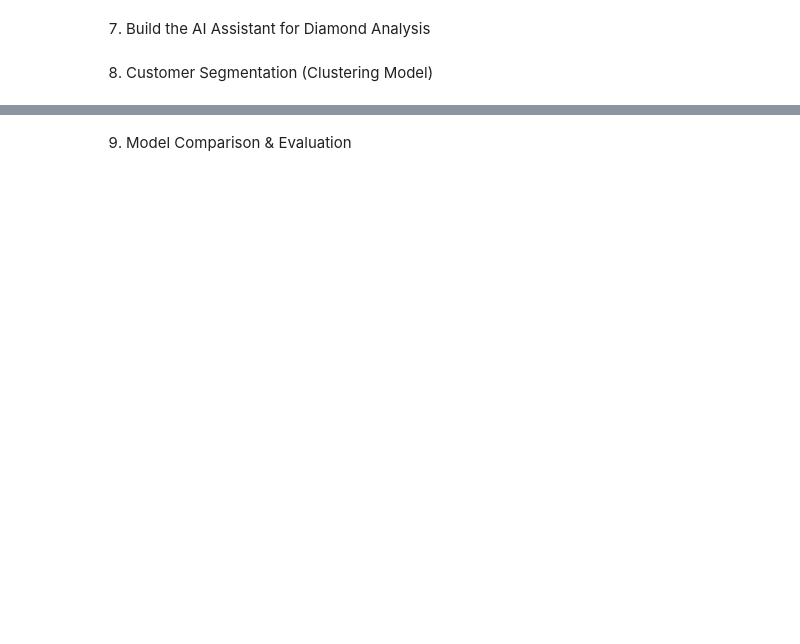
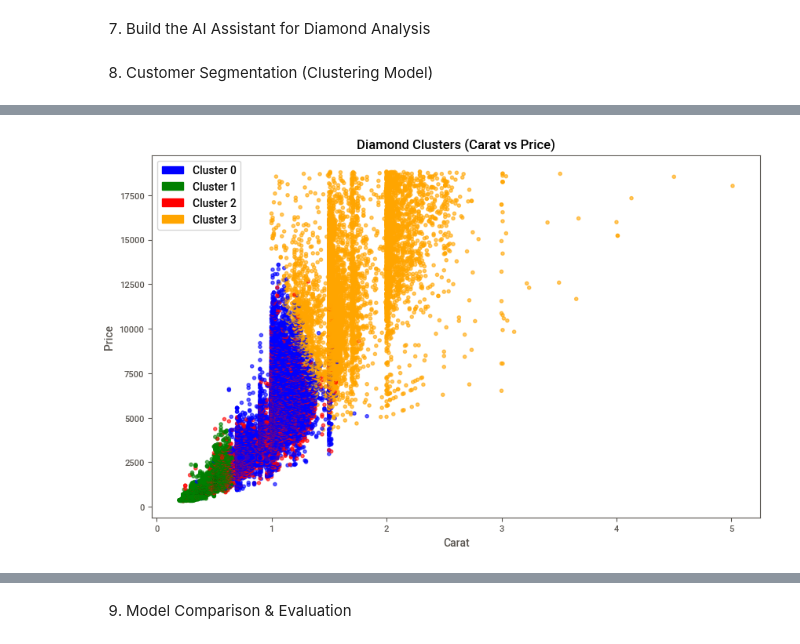
Before and after one commit to Saadehsan-9191/Machine-Learning-Projects, a Jupyter notebook: Multi - Diamonds price predictor/diamonds.ipynb, the cells around one changed output, grey strips where cells are left out. Drawn from its saved outputs; the diff is of its cells as text; code cells hidden in the pictures; blank space fills up the shorter version.

```diff
--- a/Multi - Diamonds price predictor/diamonds.ipynb
+++ b/Multi - Diamonds price predictor/diamonds.ipynb
@@ -424,3 +520,33 @@ plt.show()                                                                  # Di
+# %%
+# 8.5 Visualising Clusters
+
+plt.figure(figsize=(10,6))                                                  # Setting figure size for cluster visualization
+
+cluster_colors = ['blue', 'green', 'red', 'orange']                         # Defining custom colors for each cluster
+
+plt.scatter(
+    df['carat'],                                                            # Plotting carat on x-axis
+    df['price'],                                                            # Plotting price on y-axis
+    c=[cluster_colors[label] for label in df['cluster']],                   # Assigning fixed colors based on cluster label
+    alpha=0.6                                                               # Adding transparency for better visibility
+)
+
+plt.title("Diamond Clusters (Carat vs Price)")                              # Adding title to cluster plot
+plt.xlabel("Carat")                                                         # Labeling x-axis
+plt.ylabel("Price")                                                         # Labeling y-axis
+
+import matplotlib.patches as mpatches                                       # Importing patch for legend creation
+legend_labels = [
+    mpatches.Patch(color='blue', label='Cluster 0'),                        # Legend entry for Cluster 0
+    mpatches.Patch(color='green', label='Cluster 1'),                       # Legend entry for Cluster 1
+    mpatches.Patch(color='red', label='Cluster 2'),                         # Legend entry for Cluster 2
+    mpatches.Patch(color='orange', label='Cluster 3')                       # Legend entry for Cluster 3
+]
+
+plt.legend(handles=legend_labels)                                           # Displaying legend for cluster colors
+plt.show()                                                                  # Displaying cluster plot
+# %% [output]
+[figure, added]
 # %%
 # 8.6 Interpretation
 
```
Also changed, not shown: parts of 31 cells of this notebook, 1 other file.
